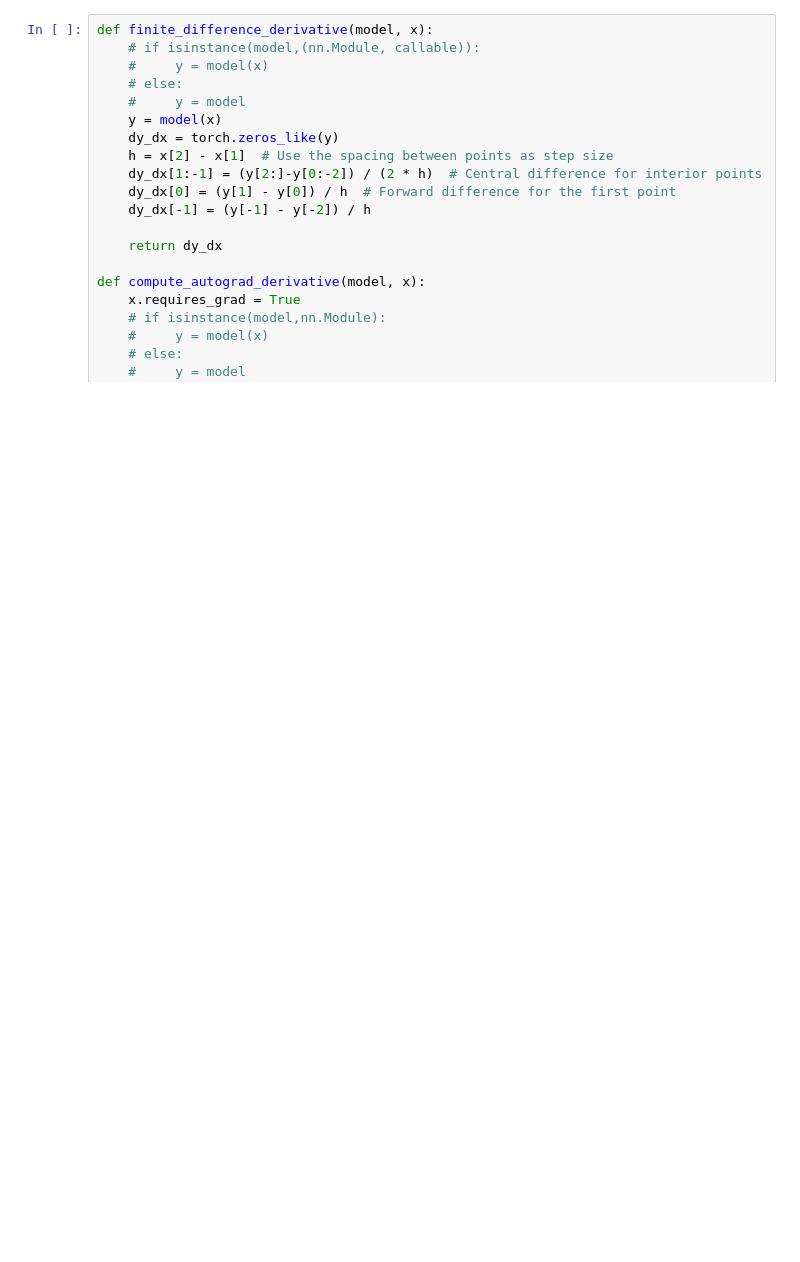
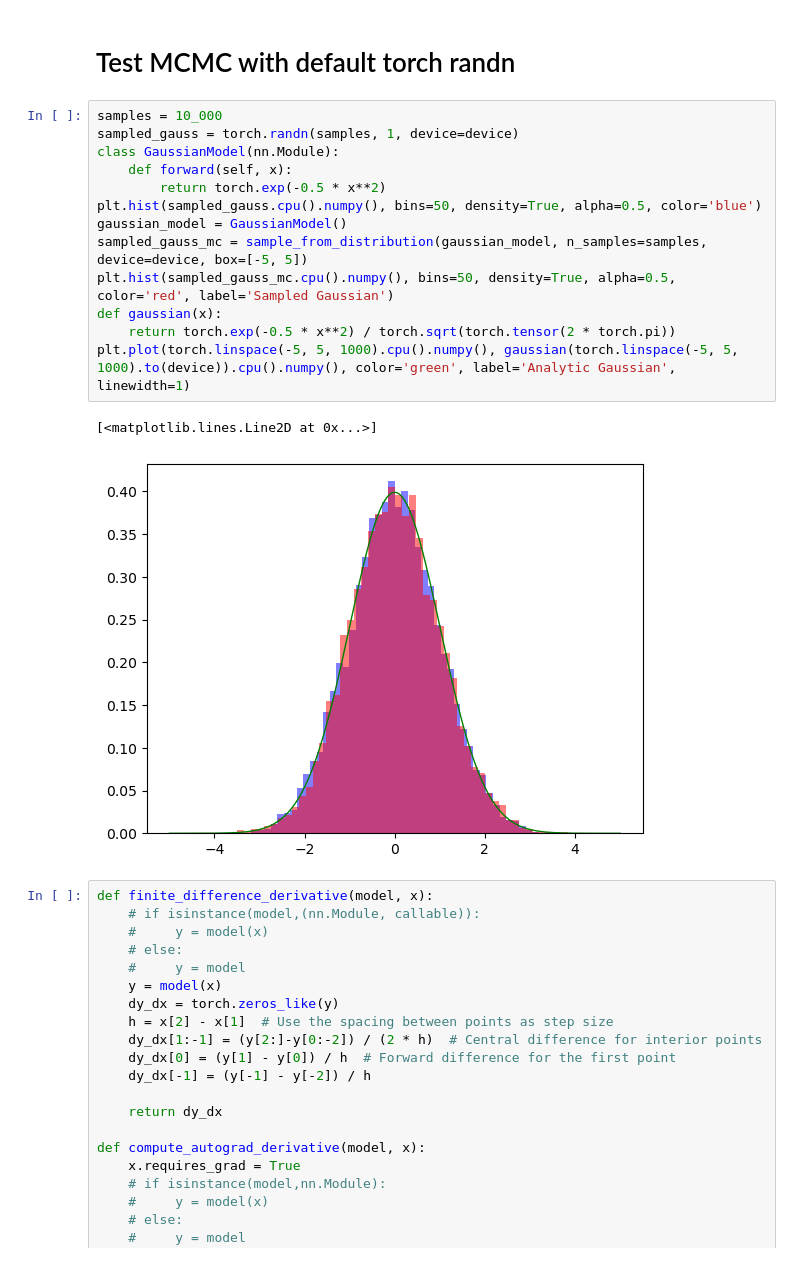
Before and after one commit to pfargas/qvarnet, a Jupyter notebook: notebooks/test_gradients_step_by_step.ipynb, the cells around one changed output. Saved outputs shown, nothing was run; the diff lists cells and outputs as text; blank space fills up the shorter version.

```diff
--- a/notebooks/test_gradients_step_by_step.ipynb
+++ b/notebooks/test_gradients_step_by_step.ipynb
@@ -44,3 +44,21 @@ plt.plot(torch.linspace(0, torch.pi, 1000).cpu().numpy(), analytic_model.cpu().n
+# %% [markdown]
+# Test MCMC with default torch randn
+# %%
+samples = 10_000
+sampled_gauss = torch.randn(samples, 1, device=device)
+class GaussianModel(nn.Module):
+    def forward(self, x):
+        return torch.exp(-0.5 * x**2)
+plt.hist(sampled_gauss.cpu().numpy(), bins=50, density=True, alpha=0.5, color='blue')
+gaussian_model = GaussianModel()
+sampled_gauss_mc = sample_from_distribution(gaussian_model, n_samples=samples, device=device, box=[-5, 5])
+plt.hist(sampled_gauss_mc.cpu().numpy(), bins=50, density=True, alpha=0.5, color='red', label='Sampled Gaussian')
+def gaussian(x):
+    return torch.exp(-0.5 * x**2) / torch.sqrt(torch.tensor(2 * torch.pi))
+plt.plot(torch.linspace(-5, 5, 1000).cpu().numpy(), gaussian(torch.linspace(-5, 5, 1000).to(device)).cpu().numpy(), color='green', label='Analytic Gaussian', linewidth=1)
+# %% [output]
+[<matplotlib.lines.Line2D at 0x...>]
+[figure, added]
 # %%
 def finite_difference_derivative(model, x):
     # if isinstance(model,(nn.Module, callable)):
```
Also changed, not shown: parts of 8 cells of this notebook.
